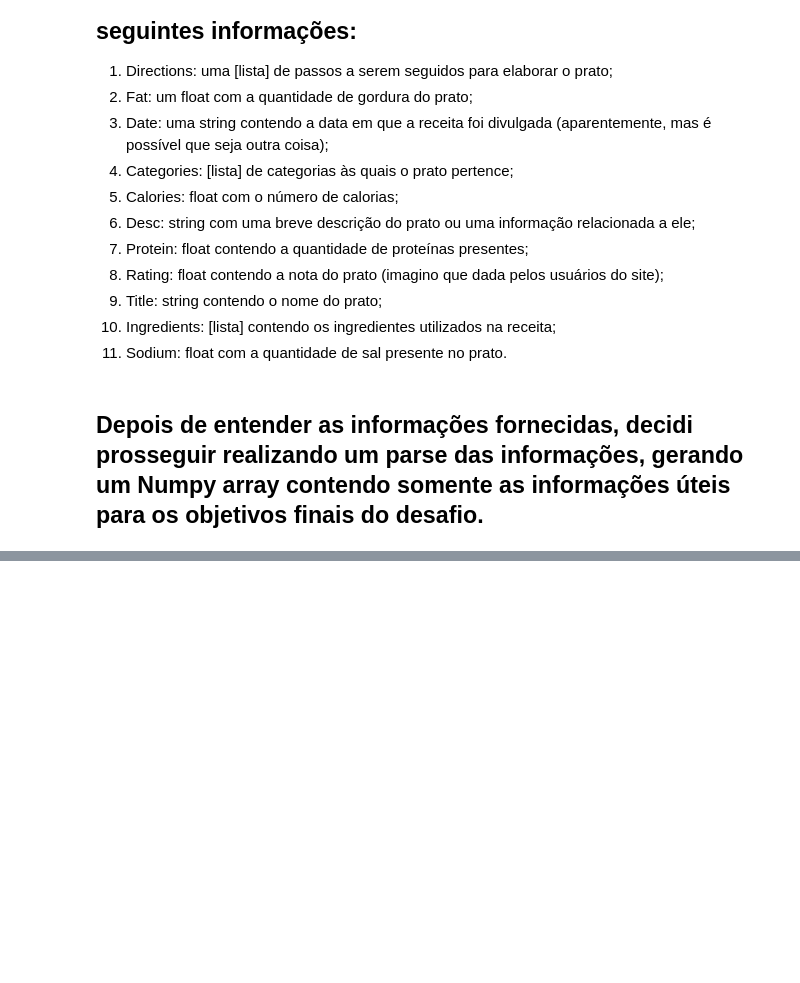
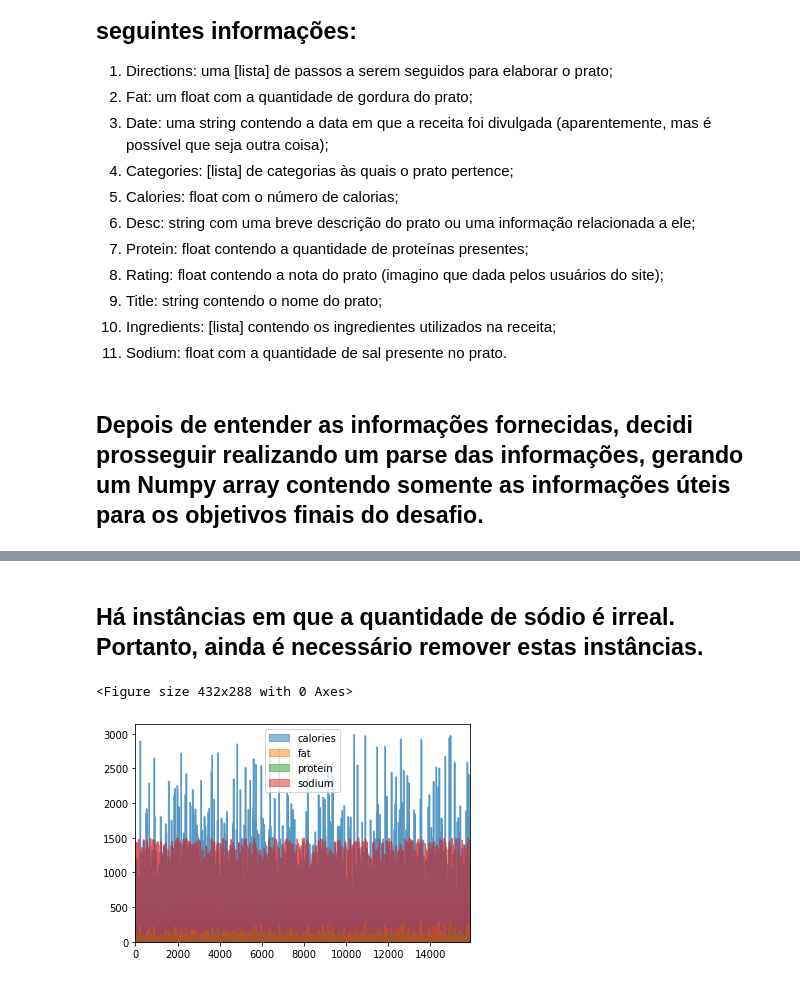
Before and after one commit to BrunoVox/Oncase-DS, a Jupyter notebook: main.ipynb, the cells around one changed output, grey strips where cells are left out. Saved outputs shown, nothing was run; the diff lists cells and outputs as text; code cells hidden in the pictures; blank space fills up the shorter version.

```diff
--- a/main.ipynb
+++ b/main.ipynb
@@ -305,0 +124,11 @@ dict(Counter(ingredients_unique).most_common(20))
+# %% [markdown]
+## Há instâncias em que a quantidade de sódio é irreal. Portanto, ainda é necessário remover estas instâncias.
+# %%
+df = df.drop(df[df.sodium > 1500].index)
+df_nutrients = df.drop(['title', 'categories', 'ingredients', 'date', 'rating'], axis=1).astype(float)
+plt.figure()
+df_nutrients.plot.area(stacked=False)
+plt.show()
+# %% [output]
+<Figure size 432x288 with 0 Axes>
+[figure, added]
```
Also changed, not shown: parts of 63 cells of this notebook.
